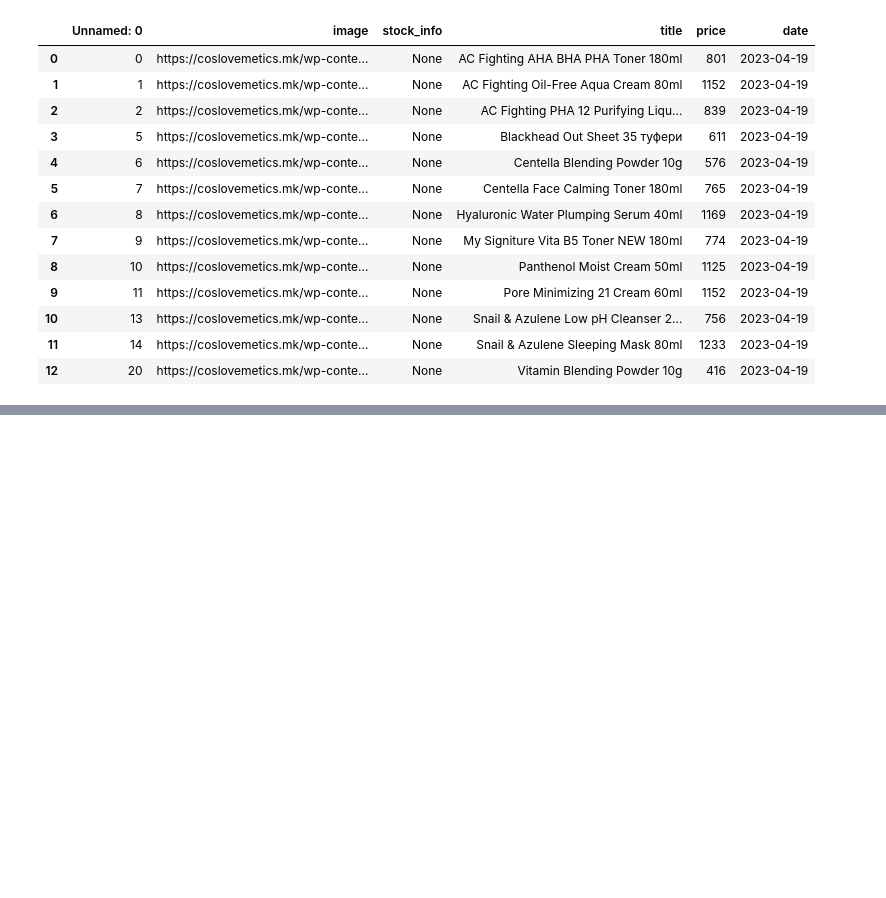
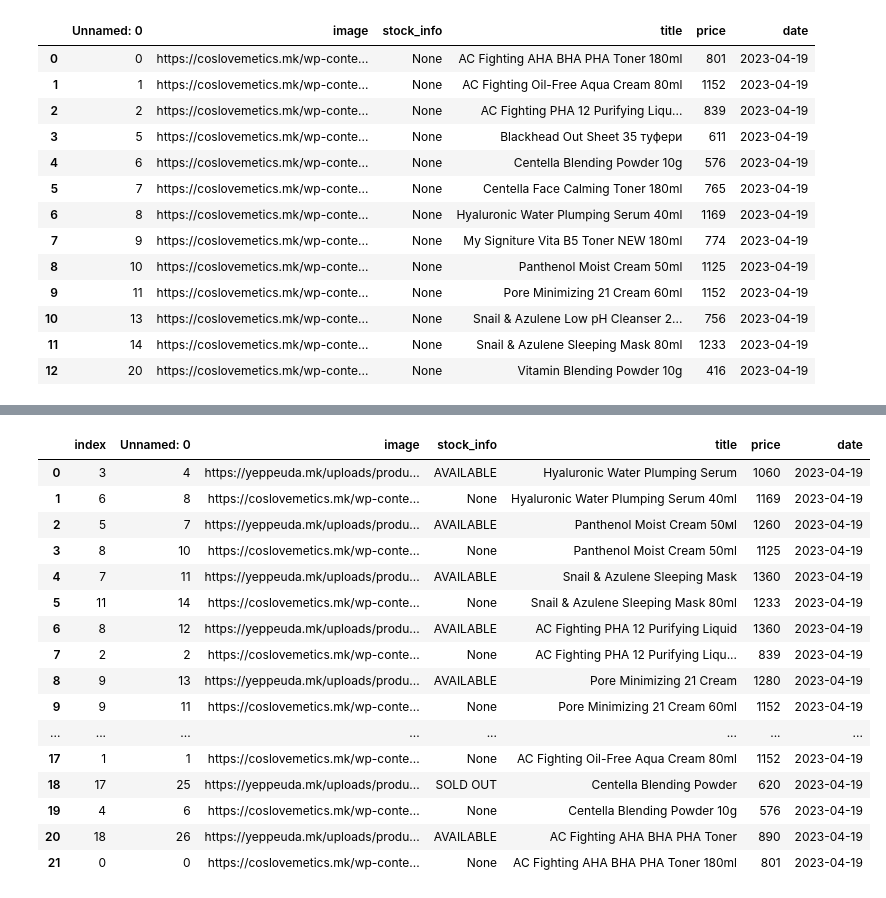
Before and after one commit to amatanasovska/affordable-skin, a Jupyter notebook: scraping-scripts/initial_data_analysis.ipynb, the cells around one changed output, grey strips where cells are left out. Saved outputs shown, nothing was run; the diff lists cells and outputs as text; code cells hidden in the pictures; blank space fills up the shorter version.

Commit message:
Finishing up initial data analysis

```diff
--- a/scraping-scripts/initial_data_analysis.ipynb
+++ b/scraping-scripts/initial_data_analysis.ipynb
@@ -110,7 +146,7 @@ df_yeppeuda_not_present
 # %%
 q = """select * from df_coslovemetics as dc where not exists
     (
-        select * from df_after_clear as dac where dac.title=dc.title
+        select * from df_after_clear_y as dac where dac.title=dc.title
     )"""
 df_coslovemetics_not_present = sqldf(q, globals())
 # %%
@@ -133,11 +171,15 @@ df_coslovemetics_not_present
 # %%
 equal_rows = []
+# %%
+found_their_equal = []
 # %%
 for index_y,row_y in df_yeppeuda_not_present.iterrows():
     for index_c,row_c in df_coslovemetics_not_present.iterrows():
         title_y = row_y['title']
         title_c = row_c['title']
-        dist = levenshtein_distance(title_y,title_c)
+        dist = levenshtein_distance(title_y.lower(),title_c.lower())
 
-        if dist<len(title_y)//2:
+        if dist<max(len(title_y),len(title_c))//3:
             equal_rows.append((row_y,row_c))
+            found_their_equal.append(row_y)
+            found_their_equal.append(row_c)
@@ -162,0 +214,22 @@ for index_y,row_y in df_yeppeuda_not_present.iterrows():
+# %%
+df_found_equal = pd.DataFrame(found_their_equal)
+# %%
+df_found_equal.reset_index()
+# %% [output]
+|  | index | Unnamed: 0 | image | stock_info | title | price | date |
+| 0 | 3 | 4 | https://yeppeuda.mk/uploads/produ... | AVAILABLE | Hyaluronic Water Plumping Serum | 1060 | 2023-04-19 |
+| 1 | 6 | 8 | https://coslovemetics.mk/wp-conte... | None | Hyaluronic Water Plumping Serum 40ml | 1169 | 2023-04-19 |
+| 2 | 5 | 7 | https://yeppeuda.mk/uploads/produ... | AVAILABLE | Panthenol Moist Cream 50мl | 1260 | 2023-04-19 |
+| 3 | 8 | 10 | https://coslovemetics.mk/wp-conte... | None | Panthenol Moist Cream 50ml | 1125 | 2023-04-19 |
+| 4 | 7 | 11 | https://yeppeuda.mk/uploads/produ... | AVAILABLE | Snail & Azulene Sleeping Mask | 1360 | 2023-04-19 |
+| 5 | 11 | 14 | https://coslovemetics.mk/wp-conte... | None | Snail & Azulene Sleeping Mask 80ml | 1233 | 2023-04-19 |
+| 6 | 8 | 12 | https://yeppeuda.mk/uploads/produ... | AVAILABLE | AC Fighting PHA 12 Purifying Liquid | 1360 | 2023-04-19 |
+| 7 | 2 | 2 | https://coslovemetics.mk/wp-conte... | None | AC Fighting PHA 12 Purifying Liqu... | 839 | 2023-04-19 |
+| 8 | 9 | 13 | https://yeppeuda.mk/uploads/produ... | AVAILABLE | Pore Minimizing 21 Cream | 1280 | 2023-04-19 |
+| 9 | 9 | 11 | https://coslovemetics.mk/wp-conte... | None | Pore Minimizing 21 Cream 60ml | 1152 | 2023-04-19 |
+| ... | ... | ... | ... | ... | ... | ... | ... |
+| 17 | 1 | 1 | https://coslovemetics.mk/wp-conte... | None | AC Fighting Oil-Free Aqua Cream 80ml | 1152 | 2023-04-19 |
+| 18 | 17 | 25 | https://yeppeuda.mk/uploads/produ... | SOLD OUT | Centella Blending Powder | 620 | 2023-04-19 |
+| 19 | 4 | 6 | https://coslovemetics.mk/wp-conte... | None | Centella Blending Powder 10g | 576 | 2023-04-19 |
+| 20 | 18 | 26 | https://yeppeuda.mk/uploads/produ... | AVAILABLE | AC Fighting AHA BHA PHA Toner | 890 | 2023-04-19 |
+| 21 | 0 | 0 | https://coslovemetics.mk/wp-conte... | None | AC Fighting AHA BHA PHA Toner 180ml | 801 | 2023-04-19 |
```
Also changed, not shown: parts of 29 cells of this notebook, 3 other files.
